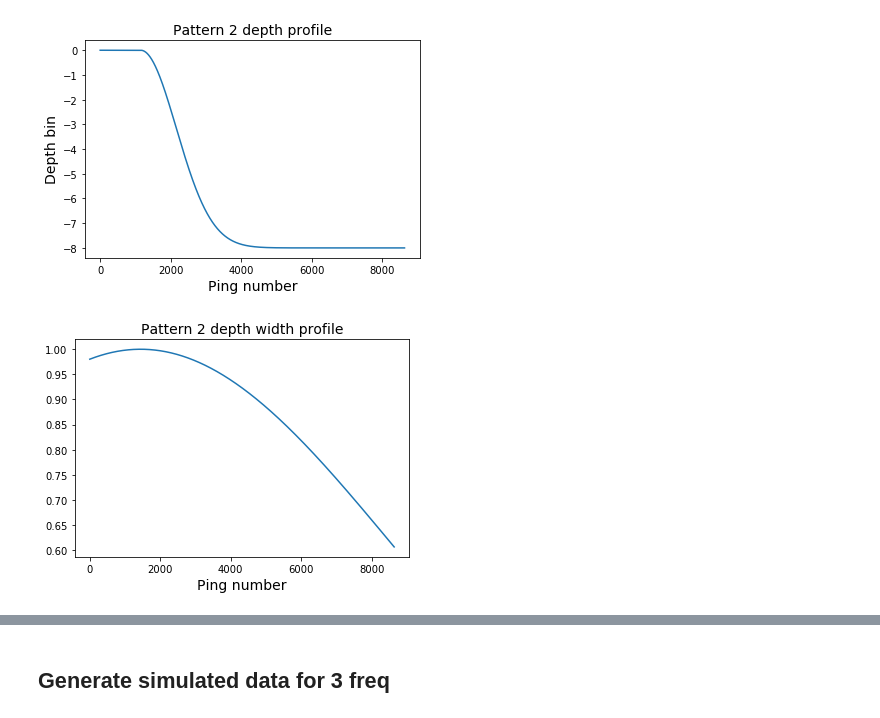
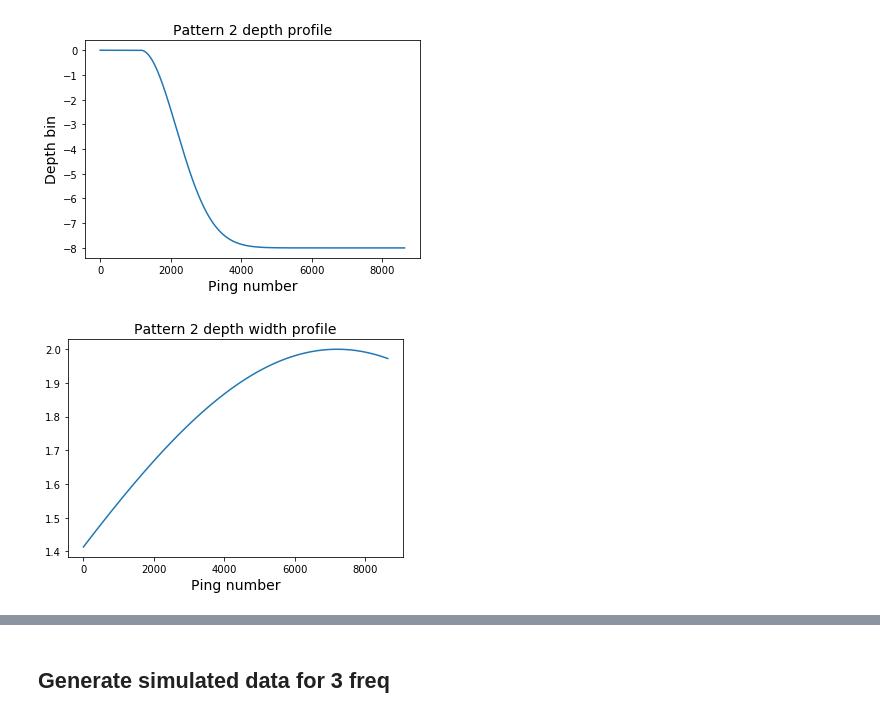
Before and after one commit to valentina-s/ooi_sonar, a Jupyter notebook: notebooks/generate_simulated_data.ipynb, the cells around one changed output, grey strips where cells are left out. Drawn from its saved outputs; the diff is of its cells as text; code cells hidden in the pictures.

```diff
--- a/notebooks/generate_simulated_data.ipynb
+++ b/notebooks/generate_simulated_data.ipynb
@@ -113,14 +113,14 @@ plt.show()
 # %%
 # DVM vertical width
 # vert_w_p2 = np.array([5]*ping_per_day_mvbs)
-vert_w_p2 = norm.pdf(np.arange(ping_per_day_mvbs*day_num),loc=10*ping_per_day_mvbs,scale=50*ping_per_day_mvbs)
-vert_w_p2 = vert_w_p2/vert_w_p2.max()*1
+vert_w_p2 = norm.pdf(np.arange(ping_per_day_mvbs*day_num),loc=50*ping_per_day_mvbs,scale=60*ping_per_day_mvbs)
+vert_w_p2 = vert_w_p2/vert_w_p2.max()*2
 plt.plot(vert_w_p2)
 plt.xlabel('Ping number',fontsize=14)
 plt.title('Pattern 2 depth width profile',fontsize=14)
 plt.show()
 # %% [output]
-[figure, old version]
+[figure, new version]
 # %%
 # Generate Pattern 2
 p2 = np.empty((depth_bin_num,ping_per_day_mvbs*day_num))
```
Also changed, not shown: parts of 11 cells of this notebook.
